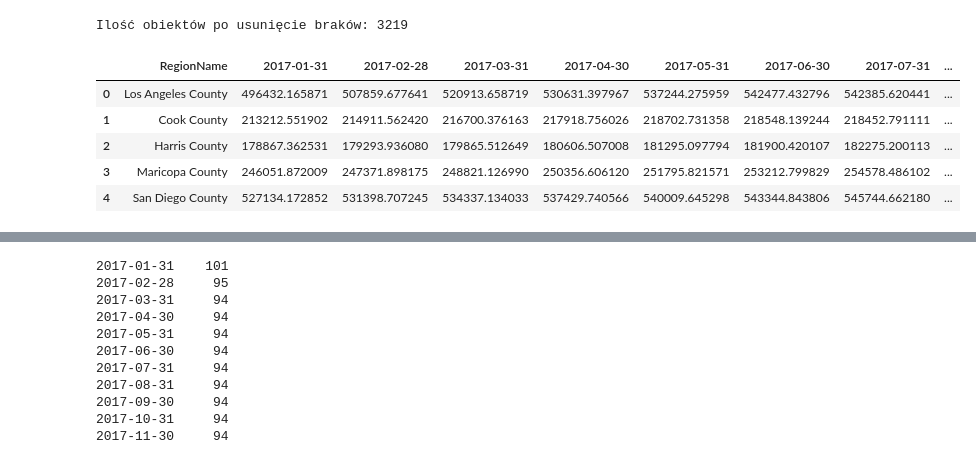
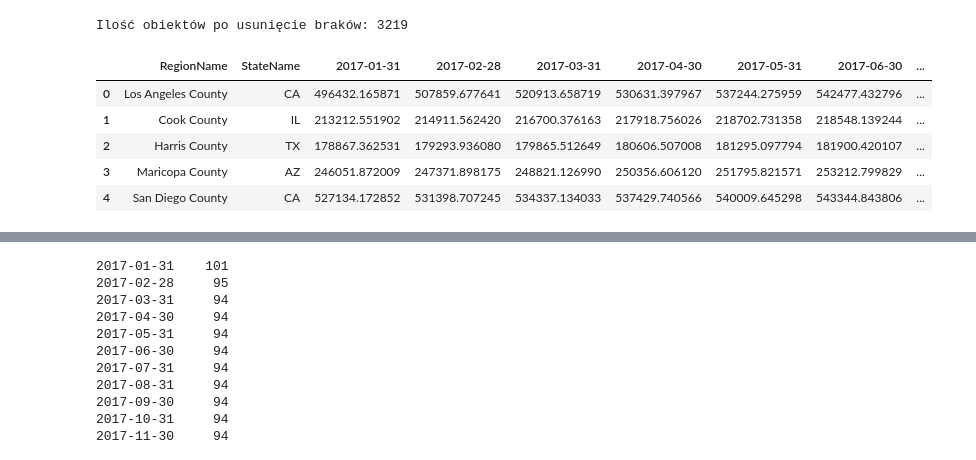
Before and after one commit to juskom/MED2024Z-PROJEKT, a Jupyter notebook: EDA.ipynb, the cells around one changed output, grey strips where cells are left out. Drawn from its saved outputs; the diff is of its cells as text; code cells hidden in the pictures.

```diff
--- a/EDA.ipynb
+++ b/EDA.ipynb
@@ -97,17 +97,18 @@ Ilość obiektów po usunięcie braków: 3219
 # %%
 # indeksy atrybutów, które chcemy wczytać
 col_idx = list(range(213, 225))
 col_idx.insert(0, 2)
+col_idx.insert(1, 4)
 df_m = pd.read_csv("data/County_zhvi_uc_sfrcondo_tier_0.33_0.67_sm_sa_month.csv", usecols = col_idx)
 
 df_m.head()
 # %% [output]
-|  | RegionName | 2017-01-31 | 2017-02-28 | 2017-03-31 | 2017-04-30 | 2017-05-31 | 2017-06-30 | 2017-07-31 | ... |
-| 0 | Los Angeles County | 496432.165871 | 507859.677641 | 520913.658719 | 530631.397967 | 537244.275959 | 542477.432796 | 542385.620441 | ... |
-| 1 | Cook County | 213212.551902 | 214911.562420 | 216700.376163 | 217918.756026 | 218702.731358 | 218548.139244 | 218452.791111 | ... |
-| 2 | Harris County | 178867.362531 | 179293.936080 | 179865.512649 | 180606.507008 | 181295.097794 | 181900.420107 | 182275.200113 | ... |
-| 3 | Maricopa County | 246051.872009 | 247371.898175 | 248821.126990 | 250356.606120 | 251795.821571 | 253212.799829 | 254578.486102 | ... |
-| 4 | San Diego County | 527134.172852 | 531398.707245 | 534337.134033 | 537429.740566 | 540009.645298 | 543344.843806 | 545744.662180 | ... |
+|  | RegionName | StateName | 2017-01-31 | 2017-02-28 | 2017-03-31 | 2017-04-30 | 2017-05-31 | 2017-06-30 | ... |
+| 0 | Los Angeles County | CA | 496432.165871 | 507859.677641 | 520913.658719 | 530631.397967 | 537244.275959 | 542477.432796 | ... |
+| 1 | Cook County | IL | 213212.551902 | 214911.562420 | 216700.376163 | 217918.756026 | 218702.731358 | 218548.139244 | ... |
+| 2 | Harris County | TX | 178867.362531 | 179293.936080 | 179865.512649 | 180606.507008 | 181295.097794 | 181900.420107 | ... |
+| 3 | Maricopa County | AZ | 246051.872009 | 247371.898175 | 248821.126990 | 250356.606120 | 251795.821571 | 253212.799829 | ... |
+| 4 | San Diego County | CA | 527134.172852 | 531398.707245 | 534337.134033 | 537429.740566 | 540009.645298 | 543344.843806 | ... |
 # %%
 from missing_values import analyze
 
```
Also changed, not shown: parts of 6 cells of this notebook.
